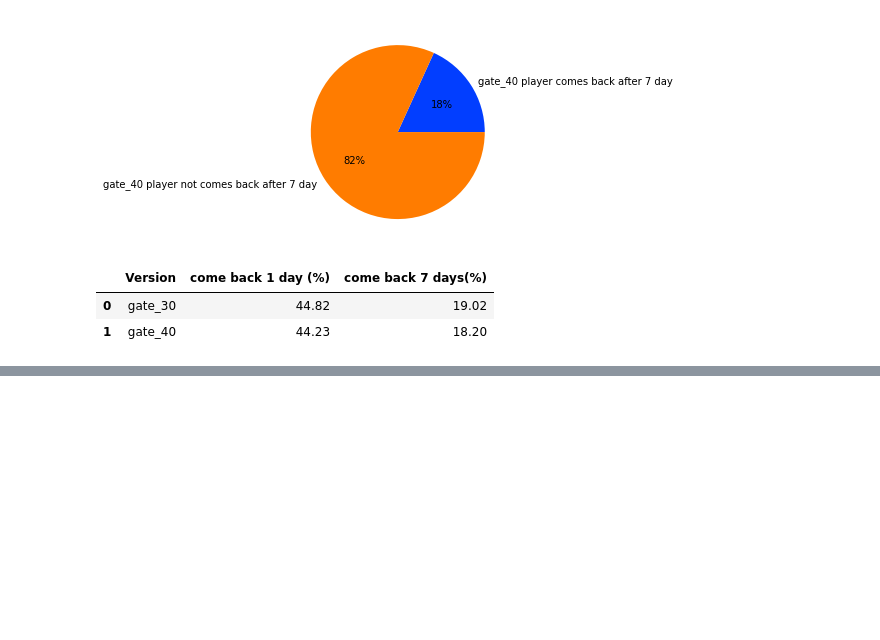
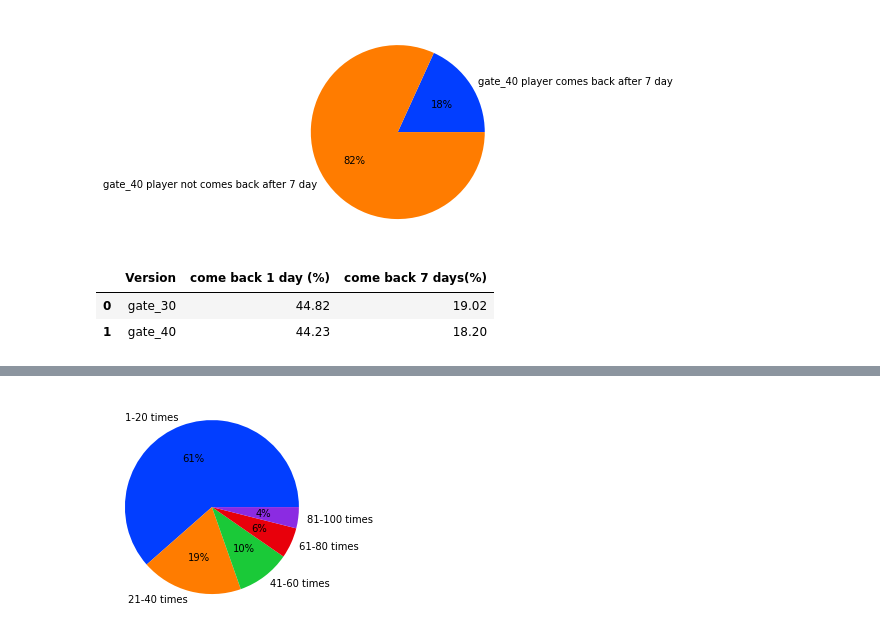
Before and after one commit to AsiMrz/AB-Testing, a Jupyter notebook: data_story.ipynb, the cells around one changed output, grey strips where cells are left out. Cells and saved outputs as stored; diff of their text form; code cells hidden in the pictures; blank space fills up the shorter version.

```diff
--- a/data_story.ipynb
+++ b/data_story.ipynb
@@ -307,0 +342,36 @@ player.round(2)
+# %%
+#gate_30 player vs gamerounds in percentage
+
+#define data
+only30_1_100times = only30[(only30.sum_gamerounds >= 1) & (only30.sum_gamerounds <= 100)]
+only30_20times = only30[(only30.sum_gamerounds >= 1) & (only30.sum_gamerounds <= 20)]
+only30_40times = only30[(only30.sum_gamerounds >= 21) & (only30.sum_gamerounds <= 40)]
+only30_60times = only30[(only30.sum_gamerounds >= 41) & (only30.sum_gamerounds <= 60)]
+only30_80times = only30[(only30.sum_gamerounds >= 61)& (only30.sum_gamerounds <= 80)]
+only30_100times = only30[(only30.sum_gamerounds >= 81) & (only30.sum_gamerounds <= 100)]
+
+number_of_only30_1_100times = len(only30_1_100times.groupby('userid')['sum_gamerounds'])
+number_of_only30_1_20times = len(only30_20times.groupby('userid')['sum_gamerounds'])
+number_of_only30_21_40times = len(only30_40times.groupby('userid')['sum_gamerounds'])
+number_of_only30_41_60times = len(only30_60times.groupby('userid')['sum_gamerounds'])
+number_of_only30_61_80times = len(only30_80times.groupby('userid')['sum_gamerounds'])
+number_of_only30_81_100times = len(only30_100times.groupby('userid')['sum_gamerounds'])
+
+g30_20 = (number_of_only30_1_20times/number_of_only30_1_100times)*100
+g30_40 = (number_of_only30_21_40times/number_of_only30_1_100times)*100
+g30_60 = (number_of_only30_41_60times/number_of_only30_1_100times)*100
+g30_80 = (number_of_only30_61_80times/number_of_only30_1_100times)*100
+g30_100 = (number_of_only30_81_100times/number_of_only30_1_100times)*100
+
+
+data = [g30_20, g30_40, g30_60, g30_80, g30_100]
+labels = ['1-20 times', '21-40 times', '41-60 times', '61-80 times', '81-100 times']
+
+#define Seaborn color palette to use
+colors = sns.color_palette('bright')[0:5]
+
+#create pie chart
+plt.pie(data, labels = labels, colors = colors, autopct='%.0f%%')
+plt.show()
+# %% [output]
+[figure, added]
```
Also changed, not shown: parts of 4 cells of this notebook.
